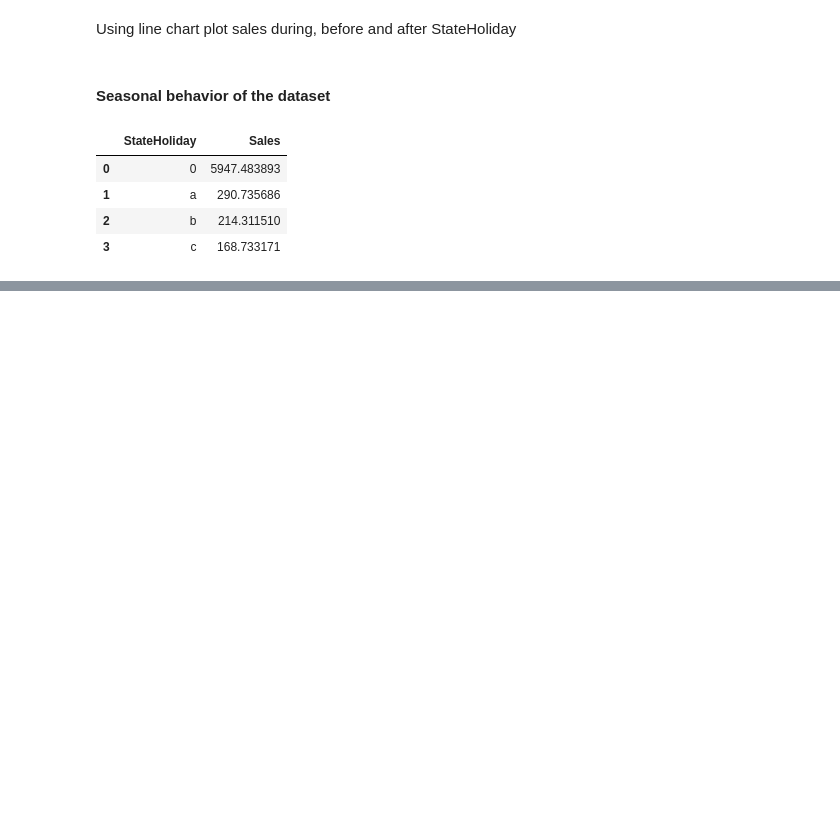
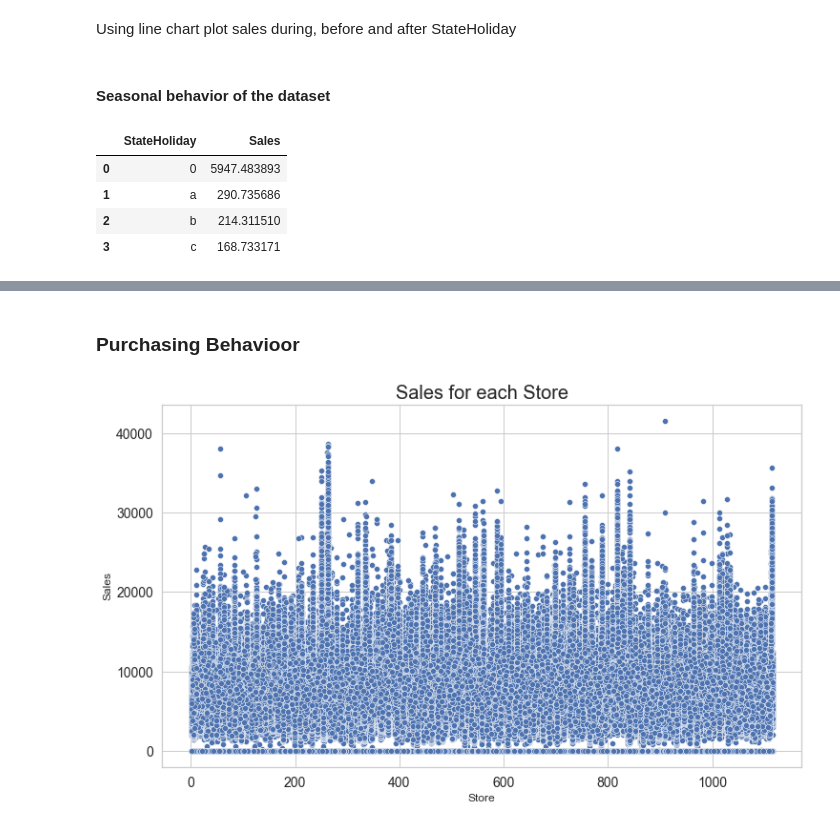
Before and after one commit to yonamg/Pharmaceutical-Sales-Prediction, a Jupyter notebook: notebook/Sales_EDA_process.ipynb, the cells around one changed output, grey strips where cells are left out. Cells and saved outputs as stored; diff of their text form; code cells hidden in the pictures; blank space fills up the shorter version.

```diff
--- a/notebook/Sales_EDA_process.ipynb
+++ b/notebook/Sales_EDA_process.ipynb
@@ -239,0 +238,6 @@ sns.lineplot(x='Year', y='Sales', data=year_df)
+# %% [markdown]
+### Purchasing Behavioor
+# %%
+plot.plot_scatter(train_df, train_df['Store'], train_df['Sales'], 'Sales for each Store', None, None)
+# %% [output]
+[figure, added]
```
Also changed, not shown: parts of 24 cells of this notebook.
